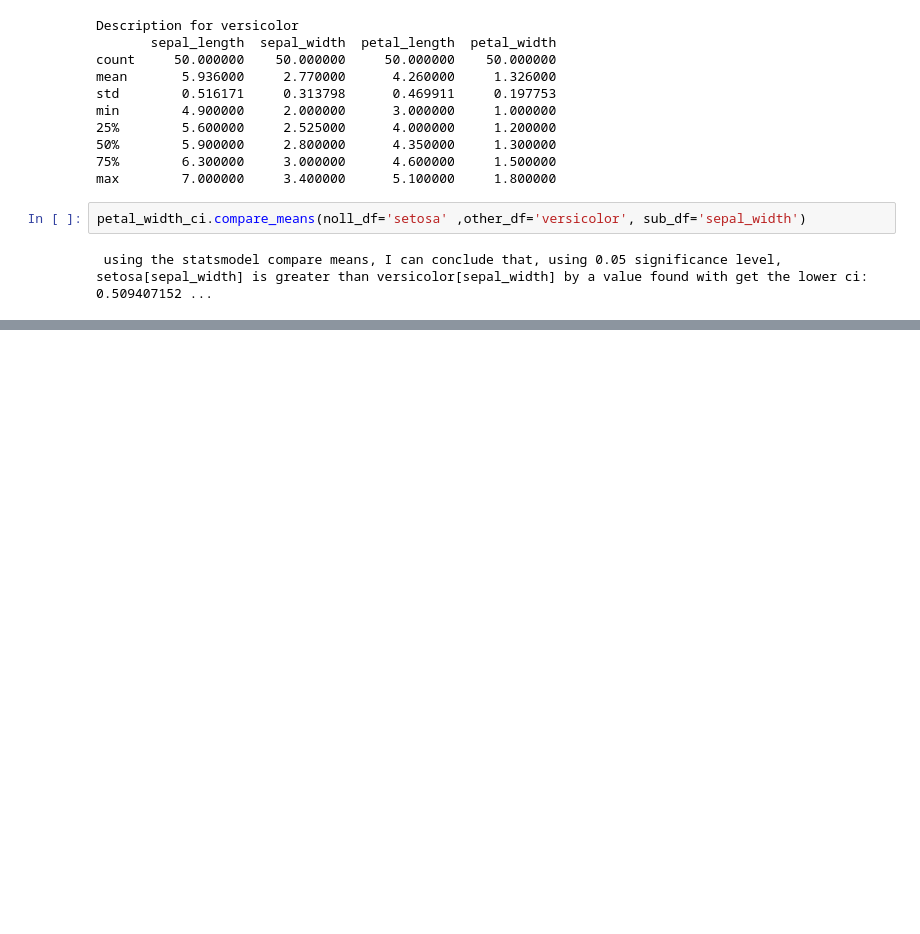
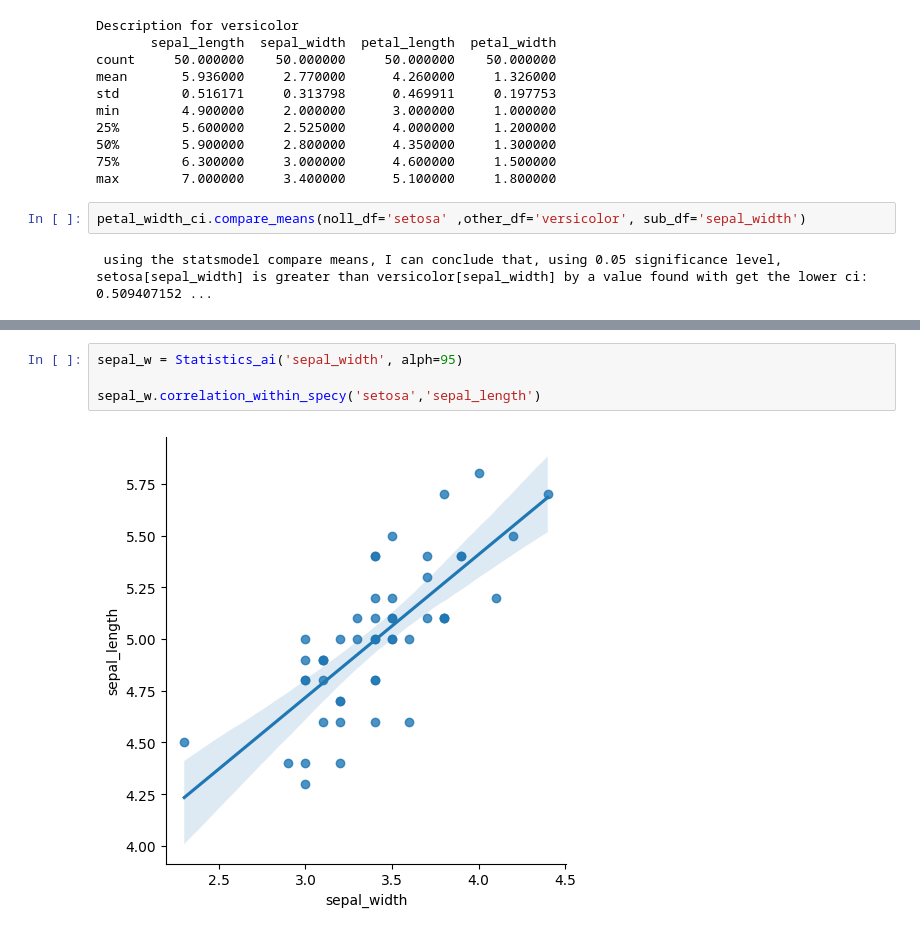
Before and after one commit to CyrilleKolle/statistics-ai, a Jupyter notebook: code/main.ipynb, the cells around one changed output, grey strips where cells are left out. Cells and saved outputs as stored; diff of their text form; blank space fills up the shorter version.

```diff
--- a/code/main.ipynb
+++ b/code/main.ipynb
@@ -62,0 +71,6 @@ petal_width_ci.compare_means(noll_df='setosa' ,other_df='versicolor', sub_df='se
+# %%
+sepal_w = Statistics_ai('sepal_width', alph=95)
+
+sepal_w.correlation_within_specy('setosa','sepal_length')
+# %% [output]
+[figure, added]
```
Also changed, not shown: parts of 3 cells of this notebook, 2 other files.
